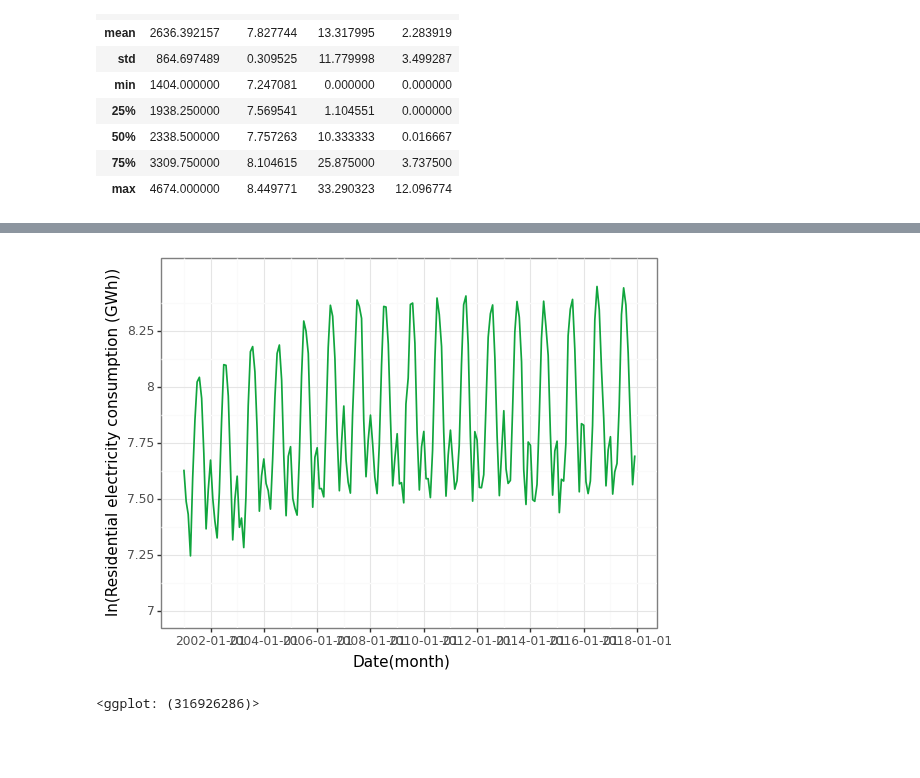
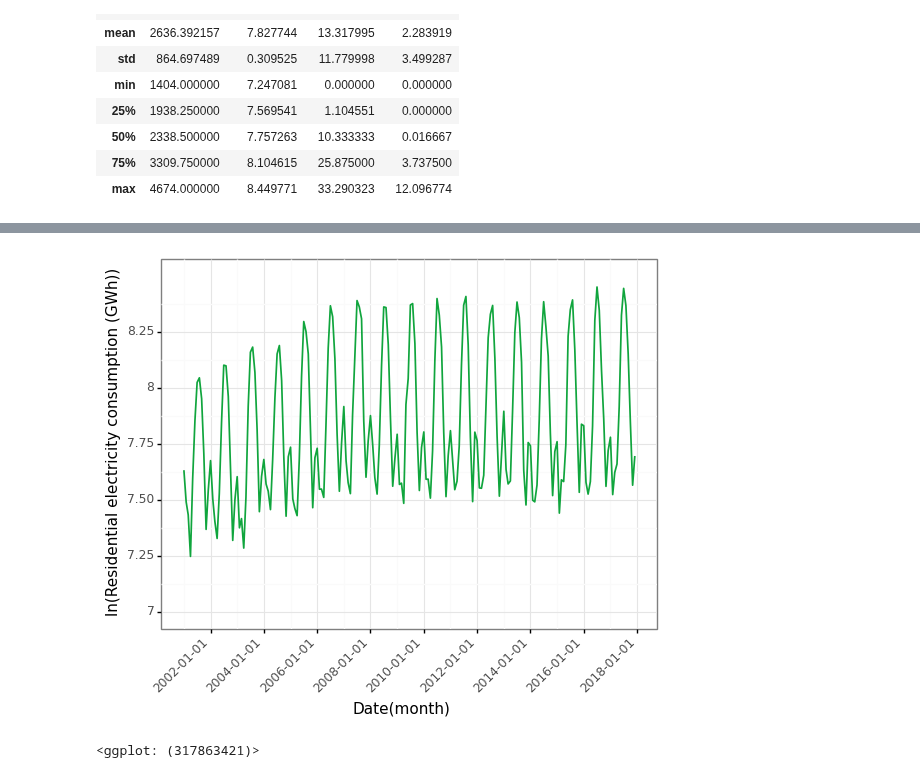
Before and after one commit to gabors-data-analysis/da_case_studies, a Jupyter notebook: ch12-electrictiy-temperature/ch12-arizona-electricity.ipynb, the cells around one changed output, grey strips where cells are left out. Saved outputs shown, nothing was run; the diff lists cells and outputs as text; code cells hidden in the pictures; blank space fills up the shorter version.

```diff
--- a/ch12-electrictiy-temperature/ch12-arizona-electricity.ipynb
+++ b/ch12-electrictiy-temperature/ch12-arizona-electricity.ipynb
@@ -139,7 +134,7 @@ climate.head()
 # %%
 data = pd.merge(climate,electricity,on='ym',how='inner')
 # %%
-data = data[(data['year']>=2001) & (data['year']<=2017)].reset_index()
+data = data[(data['year']>=2001) & (data['year']<=2017)].reset_index(drop=True)
 # %%
 data.loc[data['Q'].notnull(),['year','month']].describe()
 # %% [output]
@@ -190,14 +186,15 @@ g1
 # %%
 g1 = (ggplot(data = data)
  + geom_line(aes(x = 'date', y = 'lnQ'), colour=color[1],  size=0.7)
  + labs(x = "Date(month)",y = "ln(Residential electricity consumption (GWh))")
  + scale_y_continuous(limits = [7,8.5], breaks = seq(7,8.5,0.25))
  + theme_bw()
+ + theme(axis_text_x=element_text(rotation=45, hjust=1))
 )
 g1
 # %% [output]
-[figure, old version]
+[figure, new version]
-<ggplot: (316926286)>
+<ggplot: (317863421)>
 # %%
 g1 = (ggplot(data = data)
  + geom_line(aes(x = 'date', y = 'CLDD_avg'), colour=color[1],  size=0.7)
```
Also changed, not shown: parts of 24 cells of this notebook, 14 other files.
